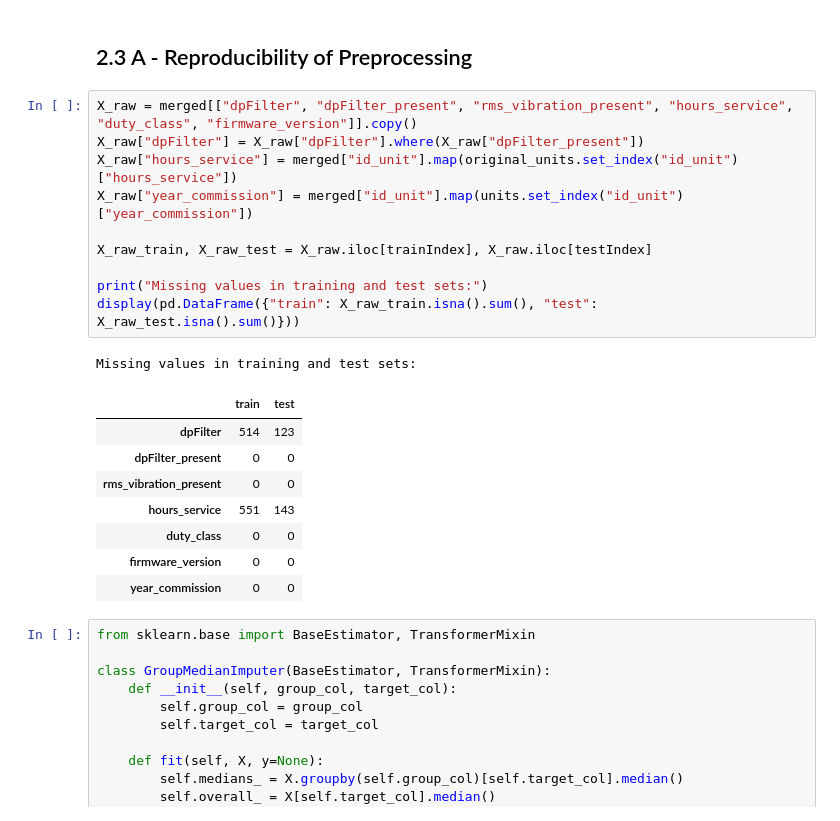
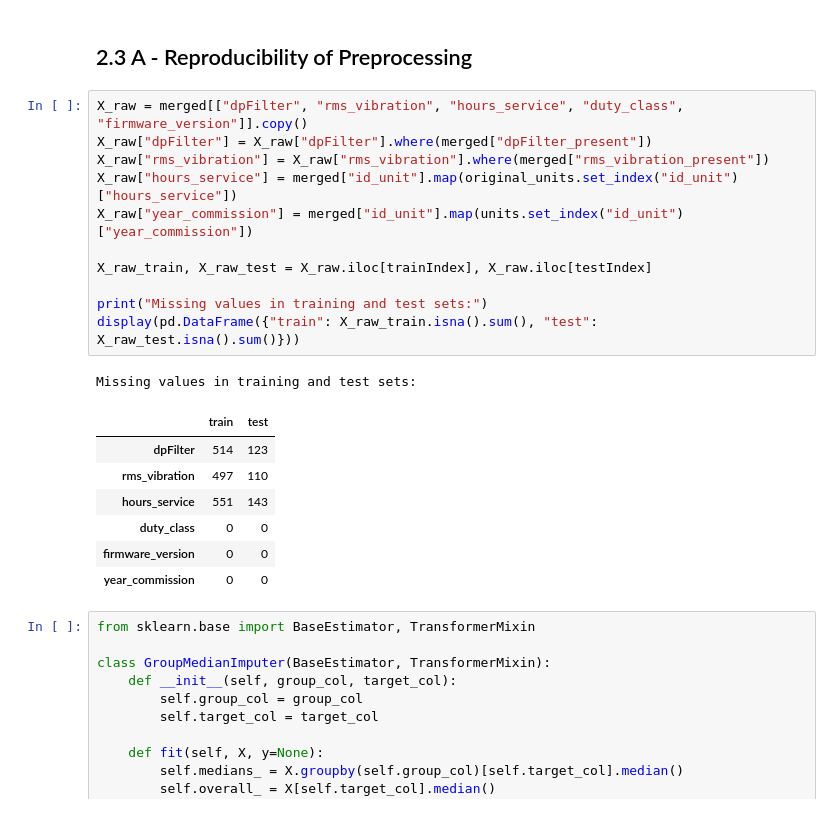
Before and after one commit to yegor-vin/Intelligent-data-analysis--project, a Jupyter notebook: phase-2-final.ipynb, the cells around one changed output. Drawn from its saved outputs; the diff is of its cells as text.

```diff
--- a/phase-2-final.ipynb
+++ b/phase-2-final.ipynb
@@ -2556,21 +2556,21 @@ and the ranks were averaged.
 # %% [markdown]
 ## 2.3 A - Reproducibility of Preprocessing
 # %%
-X_raw = merged[["dpFilter", "dpFilter_present", "rms_vibration_present", "hours_service", "duty_class", "firmware_version"]].copy()
-X_raw["dpFilter"] = X_raw["dpFilter"].where(X_raw["dpFilter_present"])
+X_raw = merged[["dpFilter", "rms_vibration", "hours_service", "duty_class", "firmware_version"]].copy()
+X_raw["dpFilter"] = X_raw["dpFilter"].where(merged["dpFilter_present"])
+X_raw["rms_vibration"] = X_raw["rms_vibration"].where(merged["rms_vibration_present"])
 X_raw["hours_service"] = merged["id_unit"].map(original_units.set_index("id_unit")["hours_service"])
 X_raw["year_commission"] = merged["id_unit"].map(units.set_index("id_unit")["year_commission"])
 
 X_raw_train, X_raw_test = X_raw.iloc[trainIndex], X_raw.iloc[testIndex]
 
 print("Missing values in training and test sets:")
 display(pd.DataFrame({"train": X_raw_train.isna().sum(), "test": X_raw_test.isna().sum()}))
 # %% [output]
 Missing values in training and test sets:
 |  | train | test |
 | dpFilter | 514 | 123 |
-| dpFilter_present | 0 | 0 |
-| rms_vibration_present | 0 | 0 |
+| rms_vibration | 497 | 110 |
 | hours_service | 551 | 143 |
 | duty_class | 0 | 0 |
 | firmware_version | 0 | 0 |
```
Also changed, not shown: parts of 2 cells of this notebook.
